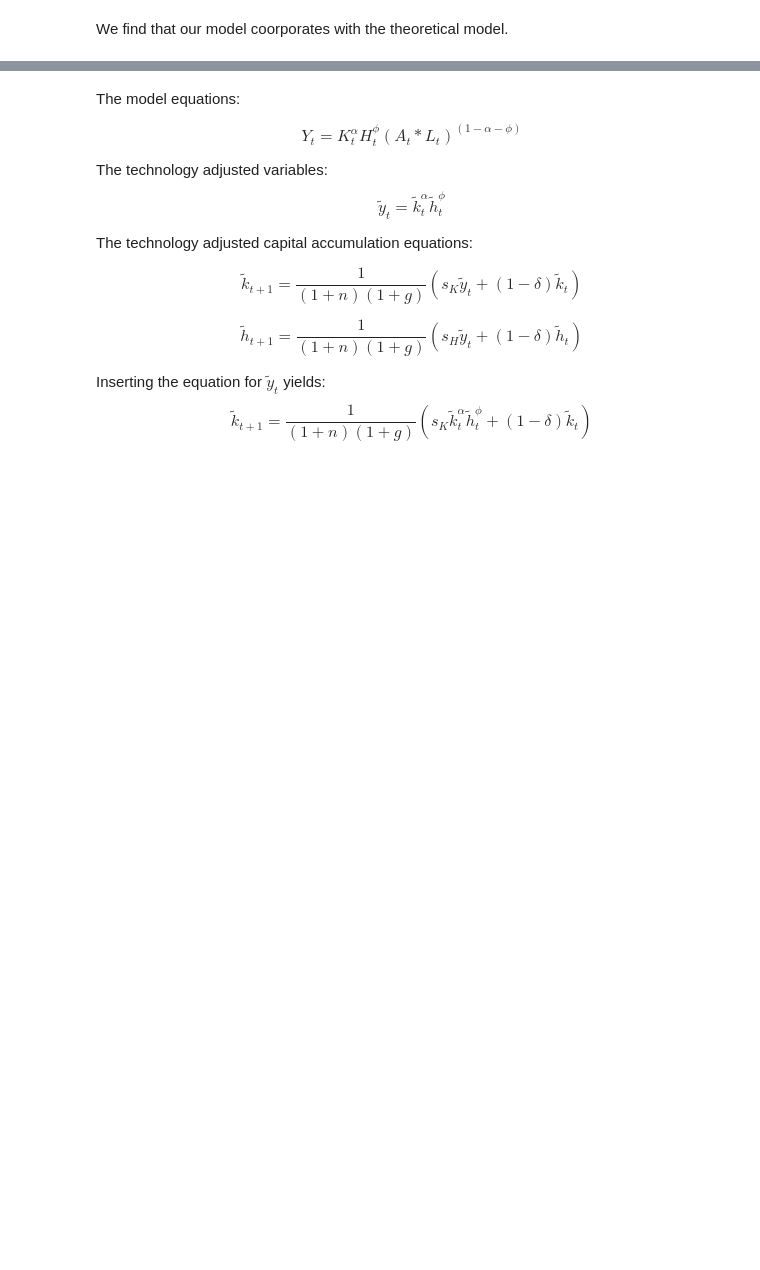
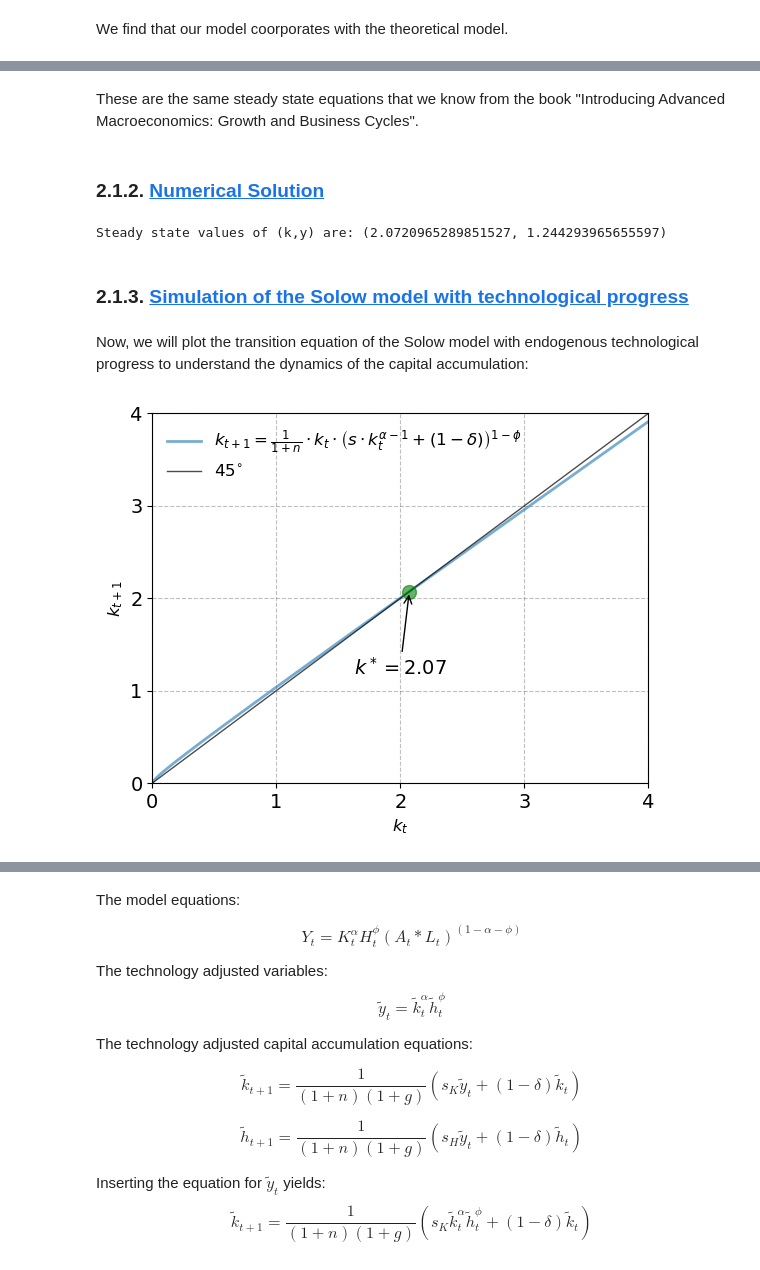
Before and after one commit to NumEconCopenhagen/projects-2024-agnete-og-andrea, a Jupyter notebook: modelproject/Solow.ipynb, the cells around one changed output, grey strips where cells are left out. Saved outputs shown, nothing was run; the diff lists cells and outputs as text; code cells hidden in the pictures; blank space fills up the shorter version.

Commit message:
Solow

```diff
--- a/modelproject/Solow.ipynb
+++ b/modelproject/Solow.ipynb
@@ -153,0 +229,21 @@ We find that our model coorporates with the theoretical model.
+# %% [markdown]
+These are the same steady state equations that we know from the book "Introducing Advanced Macroeconomics: Growth and Business Cycles".
+# %% [markdown]
+
+### 2.1.2. <a id='toc2_1_2_'></a>   [Numerical Solution](#toc0_)
+# %%
+TechModel=SolowModelWithTechProgress()
+
+steady_state_k=TechModel.find_steady_state()
+print(f"Steady state values of (k,y) are: {steady_state_k}")
+# %% [output]
+Steady state values of (k,y) are: (2.0720965289851527, 1.244293965655597)
+# %% [markdown]
+### 2.1.3. <a id='toc2_1_3_'></a>   [Simulation of the Solow model with technological progress](#toc0_)
+# %% [markdown]
+Now, we will plot the transition equation of the Solow model with endogenous technological progress to understand the dynamics of the capital accumulation:
+# %%
+TechModel=SolowModelWithTechProgress()
+TechModel.plot45()
+# %% [output]
+[figure, added]
```
Also changed, not shown: parts of 34 cells of this notebook, 1 other file.
